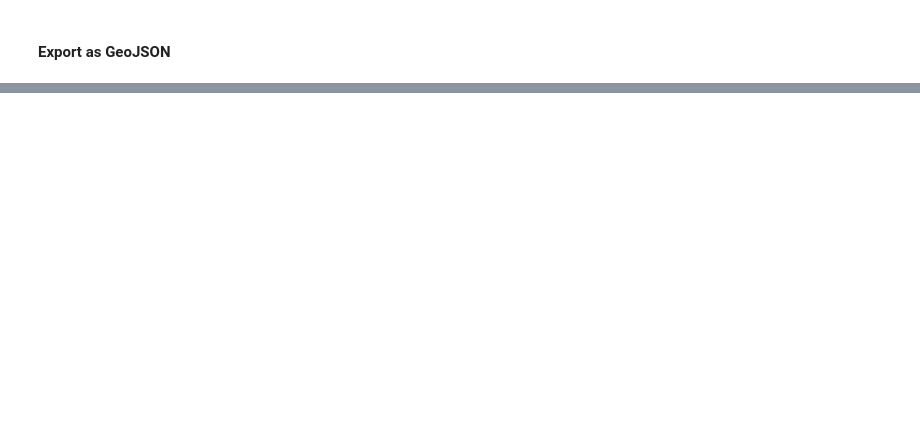
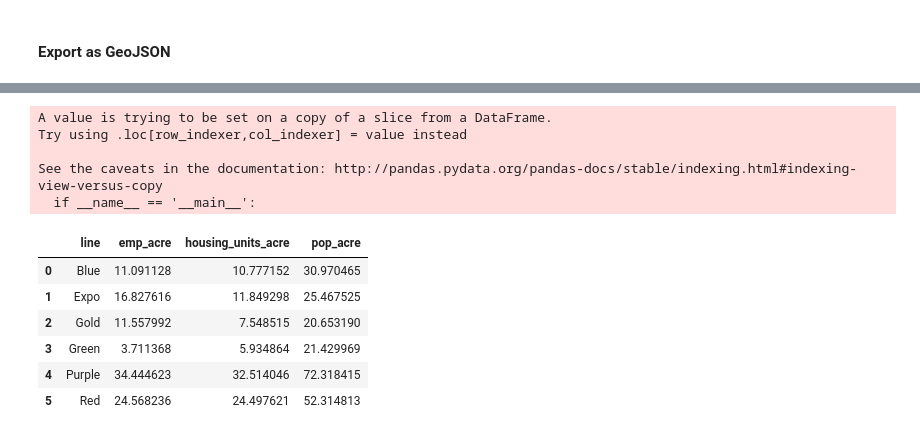
Before and after one commit to tiffanychu90/Demo, a Jupyter notebook: data-analysis-demo.ipynb, the cells around one changed output, grey strips where cells are left out. Drawn from its saved outputs; the diff is of its cells as text; code cells hidden in the pictures; blank space fills up the shorter version.

```diff
--- a/data-analysis-demo.ipynb
+++ b/data-analysis-demo.ipynb
@@ -283,0 +294,17 @@ gdf.to_file(driver = 'GeoJSON', filename = './gis/census_block_characteristics_n
+# %%
+# Create smaller dfs for each line, then append them into one df again
+line_dfs = {}
+all = pd.DataFrame()
+
+for line in ['Blue', 'Red', 'Purple', 'Green', 'Gold', 'Expo']:
+    line_dfs[line] = gdf[gdf[line]==1]
+
+for key, value in line_dfs.items():
+    value['line'] = key
+    all = all.append(value)
+# %% [output]
+A value is trying to be set on a copy of a slice from a DataFrame.
+Try using .loc[row_indexer,col_indexer] = value instead
+
+See the caveats in the documentation: http://pandas.pydata.org/pandas-docs/stable/indexing.html#indexing-view-versus-copy
+  if __name__ == '__main__':
@@ -283,0 +313,11 @@ gdf.to_file(driver = 'GeoJSON', filename = './gis/census_block_characteristics_n
+# %%
+summary = all.pivot_table(index='line', values=['housing_units_acre', 'pop_acre', 'emp_acre'], aggfunc='mean').reset_index()
+summary
+# %% [output]
+|  | line | emp_acre | housing_units_acre | pop_acre |
+| 0 | Blue | 11.091128 | 10.777152 | 30.970465 |
+| 1 | Expo | 16.827616 | 11.849298 | 25.467525 |
+| 2 | Gold | 11.557992 | 7.548515 | 20.653190 |
+| 3 | Green | 3.711368 | 5.934864 | 21.429969 |
+| 4 | Purple | 34.444623 | 32.514046 | 72.318415 |
+| 5 | Red | 24.568236 | 24.497621 | 52.314813 |
```
Also changed, not shown: parts of 11 cells of this notebook.
